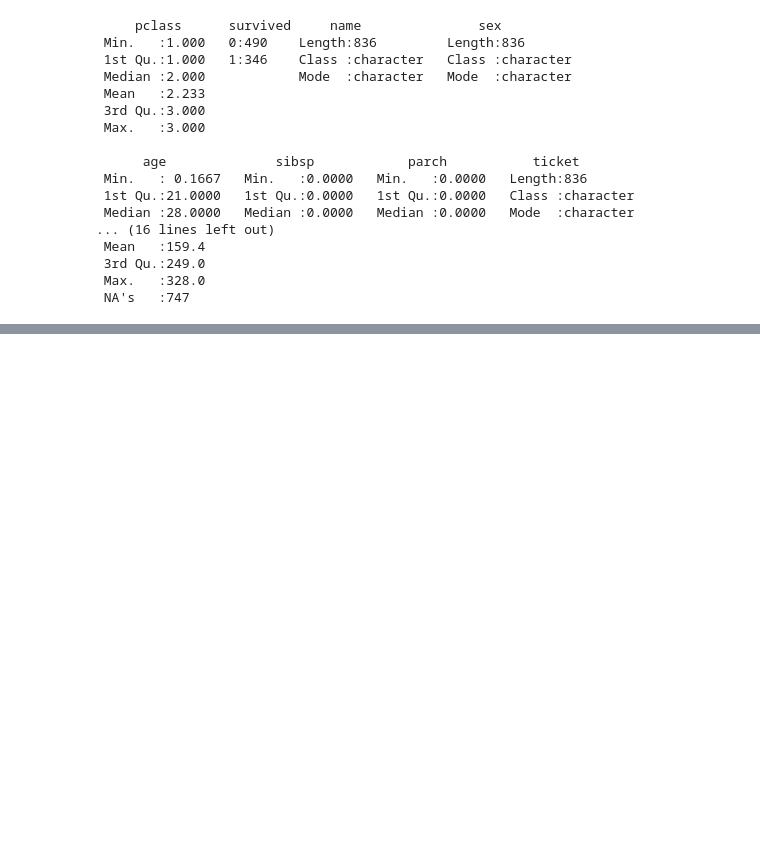
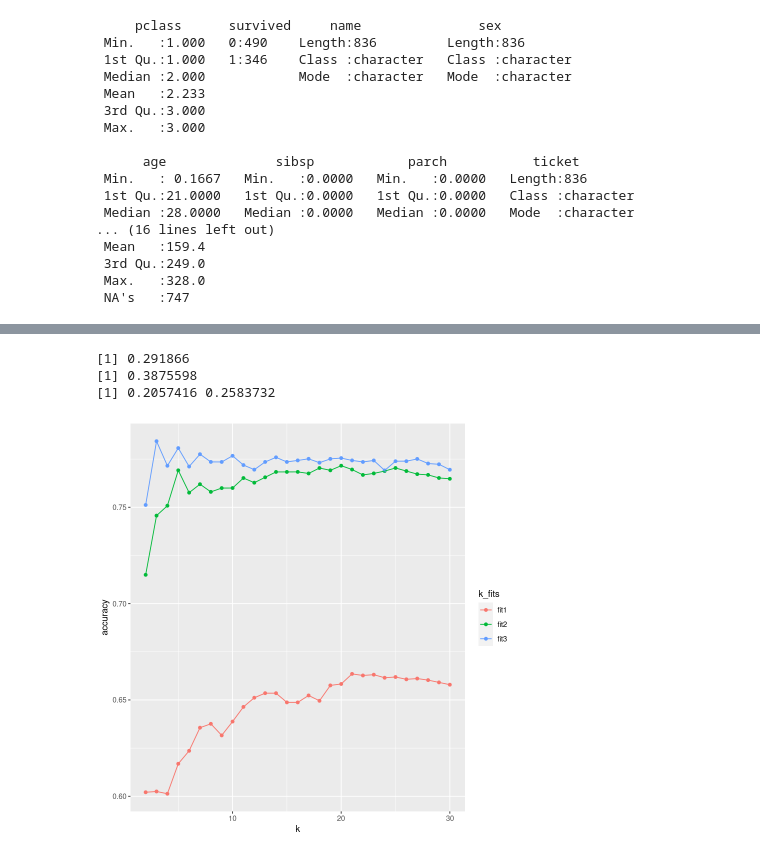
Before and after one commit to hkopanski/ST_558_HW11, a Jupyter notebook: HW11_NB.ipynb, the cells around one changed output, grey strips where cells are left out. Cells and saved outputs as stored; diff of their text form; code cells hidden in the pictures; blank space fills up the shorter version.

```diff
--- a/HW11_NB.ipynb
+++ b/HW11_NB.ipynb
@@ -135,0 +133,31 @@ print(comparator)
+# %%
+# Run the best knn fit on the test data
+knn_pred <- predict(knn_fit1, newdata = titanicDataTest)
+
+# Create a compare set where none one survived
+comparator <- sum(rep(0, nrow(titanicDataTest)) != titanicDataTest$survived) / nrow(titanicDataTest)
+
+misclass <- sum(knn_pred != titanicDataTest$survived) / nrow(titanicDataTest)
+
+# As we can see, the knn model using only age and fare did better than just assuming none survived.
+
+print(misclass)
+print(comparator)
+
+
+# Comparing to the other two models, we can see that misclassifications can be reduced by added more information.
+# In this case, sex is a better predictor than class. Class actually increased misclassifications.
+misclass2 <- sum(predict(knn_fit2, newdata = titanicDataTest) != titanicDataTest$survived) / nrow(titanicDataTest)
+misclass3 <- sum(predict(knn_fit3, newdata = titanicDataTest) != titanicDataTest$survived) / nrow(titanicDataTest)
+
+print(c(misclass2, misclass3))
+# %% [output]
+[1] 0.291866
+[1] 0.3875598
+[1] 0.2057416 0.2583732
+# %%
+knn_fits <- as_tibble(data.frame(k = 2:30, fit1 = knn_fit1$results[[2]], fit2 = knn_fit2$results[[2]], fit3 = knn_fit3$results[[2]]))
+# %%
+knn_fits %>% gather(key = k_fits, value = accuracy, fit1, fit2, fit3) %>% ggplot(aes(x = k, y = accuracy, col = k_fits)) + geom_point() + geom_line()
+# %% [output]
+[figure, added]
```
Also changed, not shown: parts of 6 cells of this notebook.
